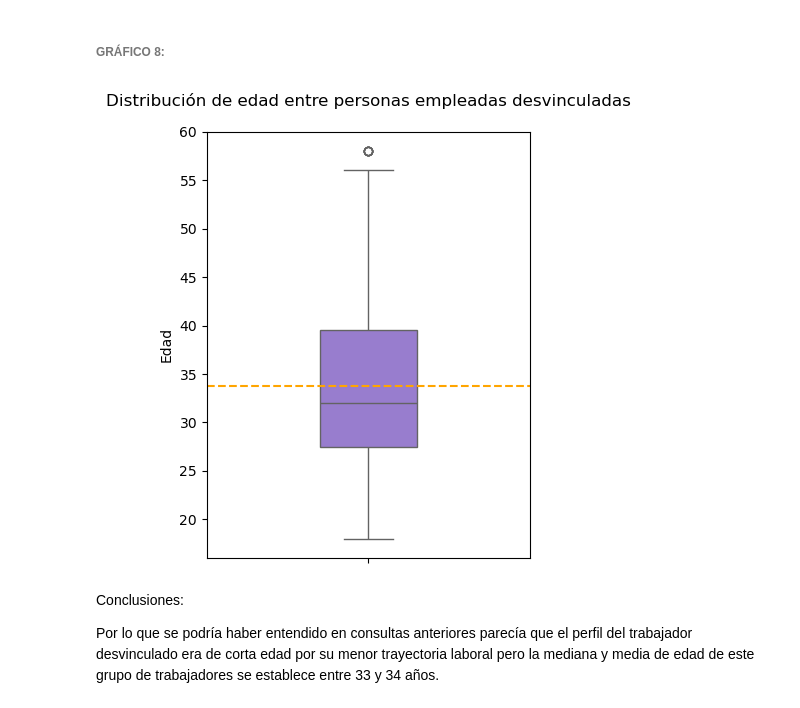
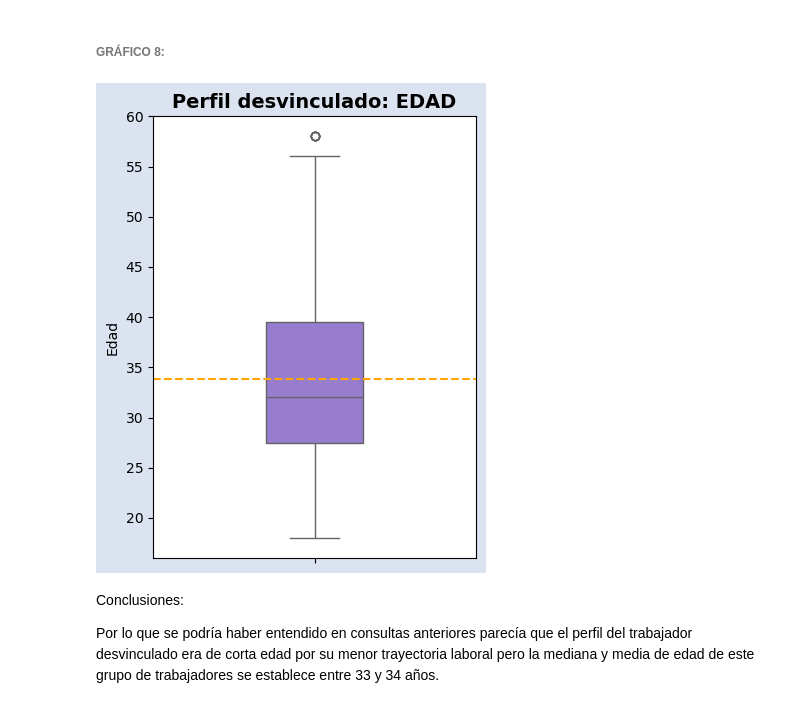
Before and after one commit to SilviaFarled/Modulo-3-Proyecto-Grupo4-Datahoot, a Jupyter notebook: PARTE-4_project-da-promo-52-modulo-3-team-4-VISUALIZACION.ipynb, the cells around one changed output. Saved outputs shown, nothing was run; the diff lists cells and outputs as text; code cells hidden in the pictures.

```diff
--- a/PARTE-4_project-da-promo-52-modulo-3-team-4-VISUALIZACION.ipynb
+++ b/PARTE-4_project-da-promo-52-modulo-3-team-4-VISUALIZACION.ipynb
@@ -377,33 +402,37 @@ Conclusiones:
 # %%
 # En función de la edad:
 # Filtra el DataFrame para quedarse solo con empleados desvinculados
 df_filtrado = df[df['Estado'] == "Desvinculado"]
 
 # Calcula la media de la edad en este grupo filtrado
 media_edad = df_filtrado["Edad"].mean()
 
-# Crea una figura para el gráfico con tamaño 4x5 pulgadas
-plt.figure(figsize=(4, 5))
+# Crear figura y eje
+fig, ax = plt.subplots(figsize=(4, 5))
+
+# Cambiar colores de fondo
+fig.patch.set_facecolor('#dce3f0')       # Fondo de toda la figura
+ax.set_facecolor('#ffffff')              # Fondo del área del gráfico
 
 # Dibuja un boxplot para mostrar la distribución de edades del grupo filtrado
 sns.boxplot(y=df_filtrado['Edad'], palette=colores_proyecto, width=0.3)
 
 # Añade una línea horizontal que marque la media de la edad
 plt.axhline(media_edad, color='orange', linestyle='--', linewidth=1.5, label=f'Media: {media_edad:.1f} años')
 
 # Añade un título descriptivo al gráfico
-plt.title("Distribución de edad entre personas empleadas desvinculadas\n")
+plt.title("Perfil desvinculado: EDAD",fontsize=14, fontweight='bold')
 
 # Etiqueta el eje Y
 plt.ylabel("Edad")
 
 # Ajusta el layout para evitar que se solapen elementos del gráfico
 plt.tight_layout()
 
 # Muestra el gráfico en pantalla
 plt.show()
 # %% [output]
-[figure, old version]
+[figure, new version]
 # %% [markdown]
 Conclusiones:
 
```
Also changed, not shown: parts of 10 cells of this notebook.
